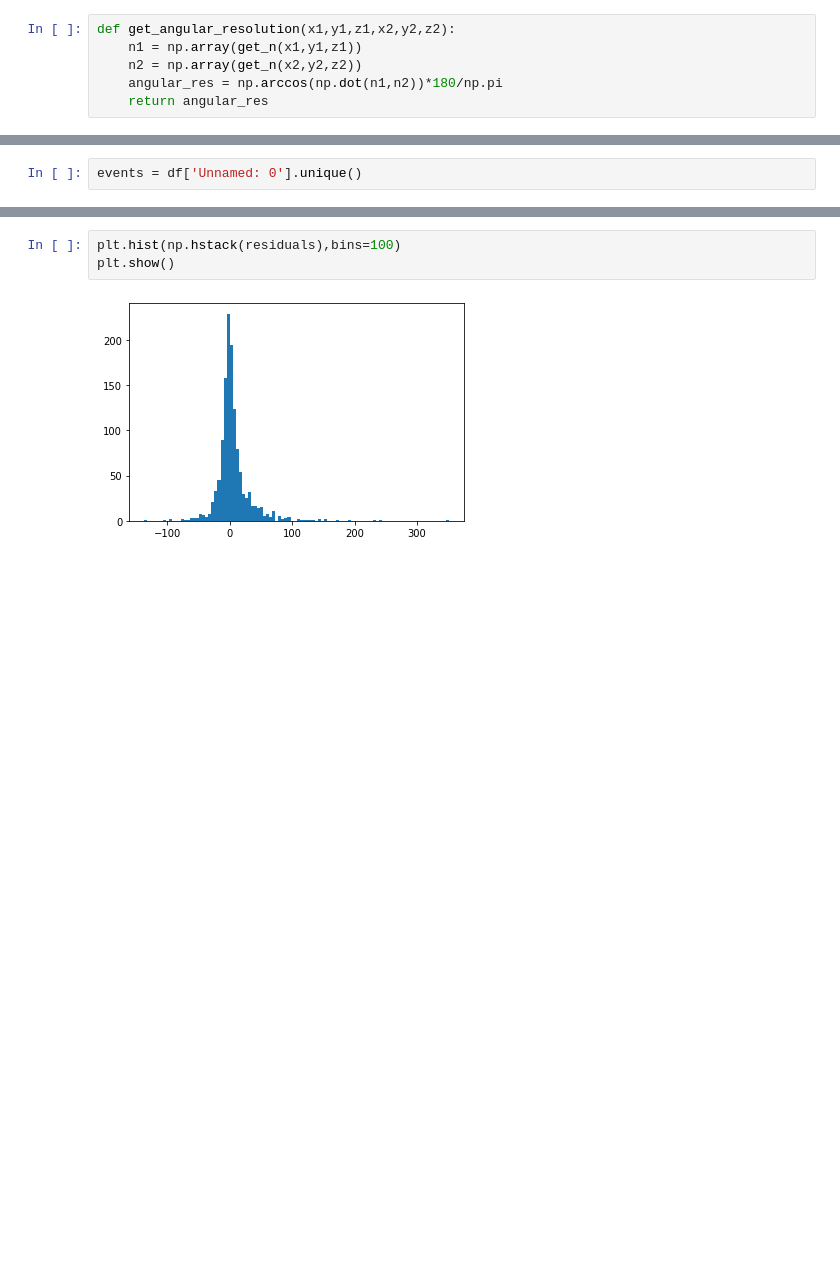
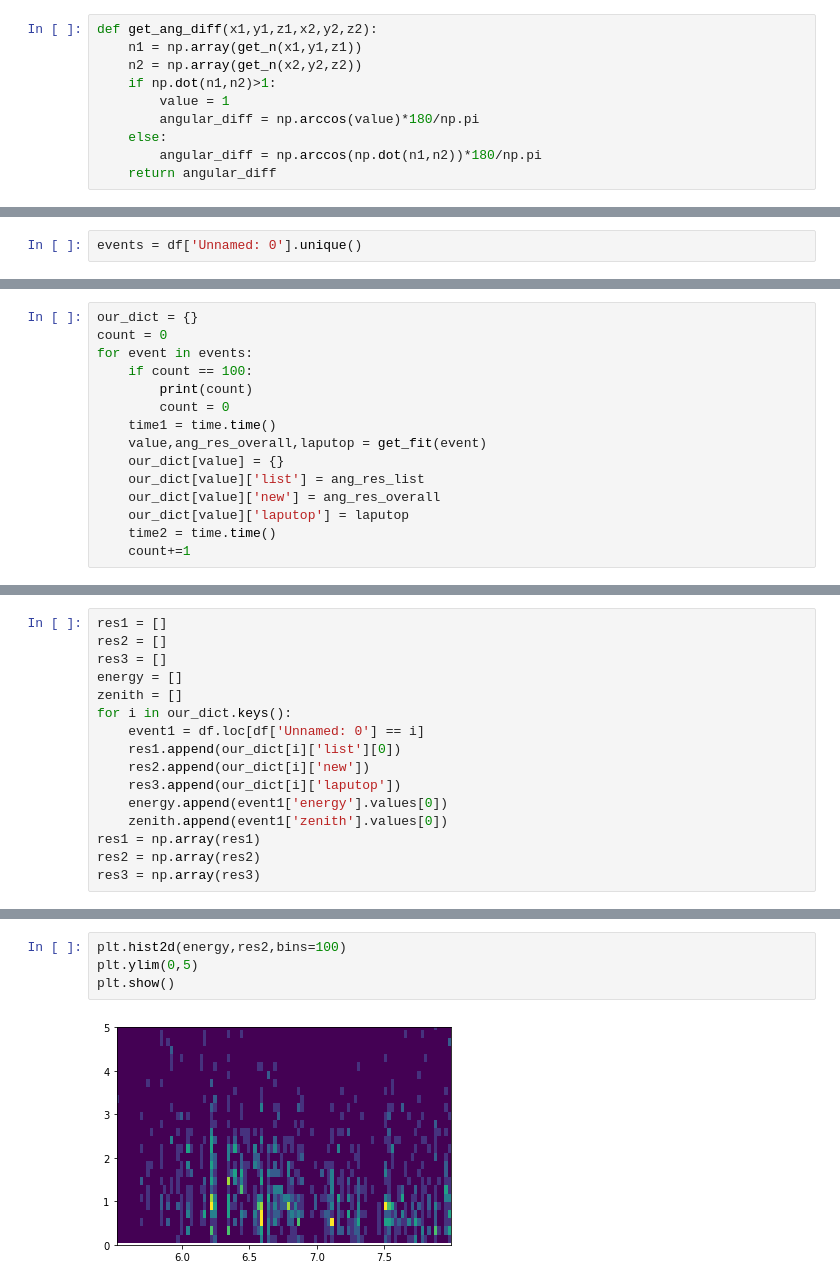
Before and after one commit to andyPhysics/CosmicRay, a Jupyter notebook: Check_fit.ipynb, the cells around one changed output, grey strips where cells are left out. Drawn from its saved outputs; the diff is of its cells as text; blank space fills up the shorter version.

```diff
--- a/Check_fit.ipynb
+++ b/Check_fit.ipynb
@@ -64,7 +68,11 @@ def get_t(X,x1,y1,z1,a,xc,yc,zc,tc):
     return t
 # %%
-def get_angular_resolution(x1,y1,z1,x2,y2,z2):
+def get_ang_diff(x1,y1,z1,x2,y2,z2):
     n1 = np.array(get_n(x1,y1,z1))
     n2 = np.array(get_n(x2,y2,z2))
-    angular_res = np.arccos(np.dot(n1,n2))*180/np.pi
-    return angular_res
+    if np.dot(n1,n2)>1:
+        value = 1
+        angular_diff = np.arccos(value)*180/np.pi
+    else:
+        angular_diff = np.arccos(np.dot(n1,n2))*180/np.pi
+    return angular_diff
@@ -124,0 +306,15 @@ plt.show()
+# %%
+our_dict = {}
+count = 0
+for event in events:
+    if count == 100:
+        print(count)
+        count = 0
+    time1 = time.time()
+    value,ang_res_overall,laputop = get_fit(event)
+    our_dict[value] = {}
+    our_dict[value]['list'] = ang_res_list
+    our_dict[value]['new'] = ang_res_overall
+    our_dict[value]['laputop'] = laputop
+    time2 = time.time()
+    count+=1
@@ -124,0 +332,16 @@ plt.show()
+# %%
+res1 = []
+res2 = []
+res3 = []
+energy = []
+zenith = []
+for i in our_dict.keys():
+    event1 = df.loc[df['Unnamed: 0'] == i]
+    res1.append(our_dict[i]['list'][0])
+    res2.append(our_dict[i]['new'])
+    res3.append(our_dict[i]['laputop'])
+    energy.append(event1['energy'].values[0])
+    zenith.append(event1['zenith'].values[0])
+res1 = np.array(res1)
+res2 = np.array(res2)
+res3 = np.array(res3)
@@ -125,5 +364,6 @@ plt.show()
 # %%
-plt.hist(np.hstack(residuals),bins=100)
+plt.hist2d(energy,res2,bins=100)
+plt.ylim(0,5)
 plt.show()
 # %% [output]
-[figure, old version]
+[figure, new version]
```
Also changed, not shown: parts of 39 cells of this notebook, 2 other files.
